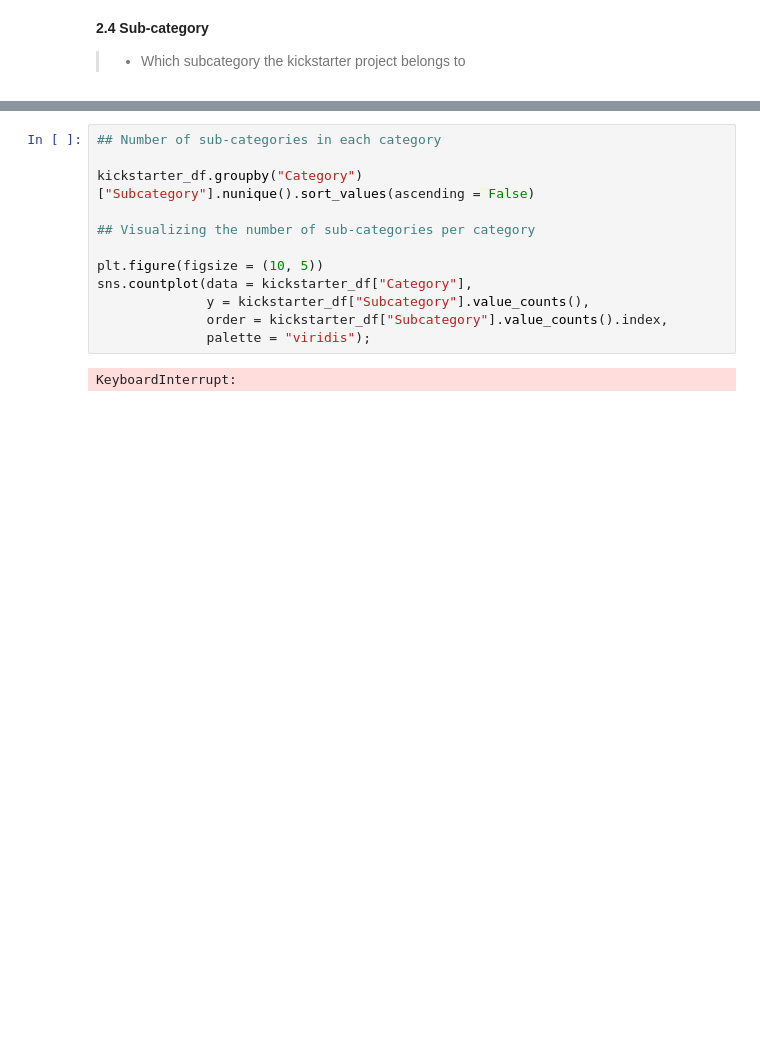
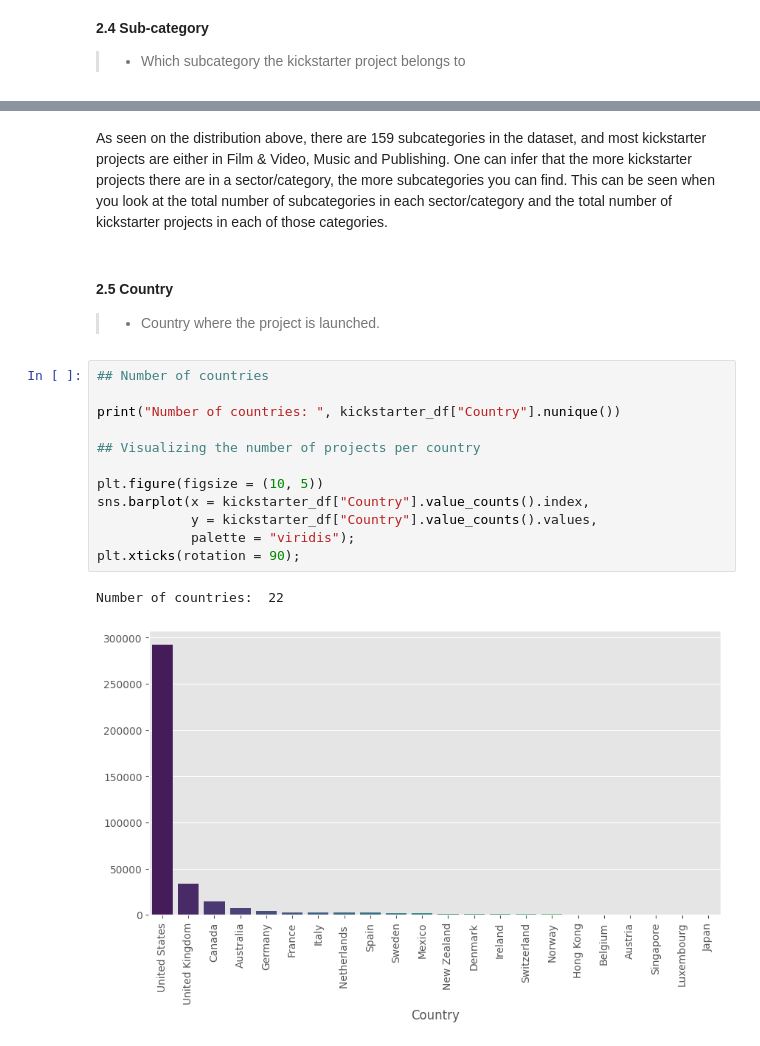
Before and after one commit to rongachoka/Kickstarter_Projects_Analysis, a Jupyter notebook: index_1.ipynb, the cells around one changed output, grey strips where cells are left out. Drawn from its saved outputs; the diff is of its cells as text; blank space fills up the shorter version.

```diff
--- a/index_1.ipynb
+++ b/index_1.ipynb
@@ -292,14 +269,22 @@ The distribution above shows that most of the kickstarter projects are "Film & V
+# %% [markdown]
+As seen on the distribution above, there are 159 subcategories in the dataset, and most kickstarter projects are either in Film & Video, Music and Publishing.
+One can infer that the more kickstarter projects there are in a sector/category, the more subcategories you can find. This can be seen when you look at the total number of subcategories in each sector/category and the total number of kickstarter projects in each of those categories.
+# %% [markdown]
+#### 2.5 Country
+
+> - Country where the project is launched.
 # %%
-## Number of sub-categories in each category
+## Number of countries
 
-kickstarter_df.groupby("Category")["Subcategory"].nunique().sort_values(ascending = False)
+print("Number of countries: ", kickstarter_df["Country"].nunique())
 
-## Visualizing the number of sub-categories per category
+## Visualizing the number of projects per country
 
 plt.figure(figsize = (10, 5))
-sns.countplot(data = kickstarter_df["Category"],
-              y = kickstarter_df["Subcategory"].value_counts(),
-              order = kickstarter_df["Subcategory"].value_counts().index,
-              palette = "viridis");
+sns.barplot(x = kickstarter_df["Country"].value_counts().index,
+            y = kickstarter_df["Country"].value_counts().values,
+            palette = "viridis");
+plt.xticks(rotation = 90);
 # %% [output]
-KeyboardInterrupt:
+Number of countries:  22
+[figure, added]
```
Also changed, not shown: parts of 34 cells of this notebook, 1 other file.
